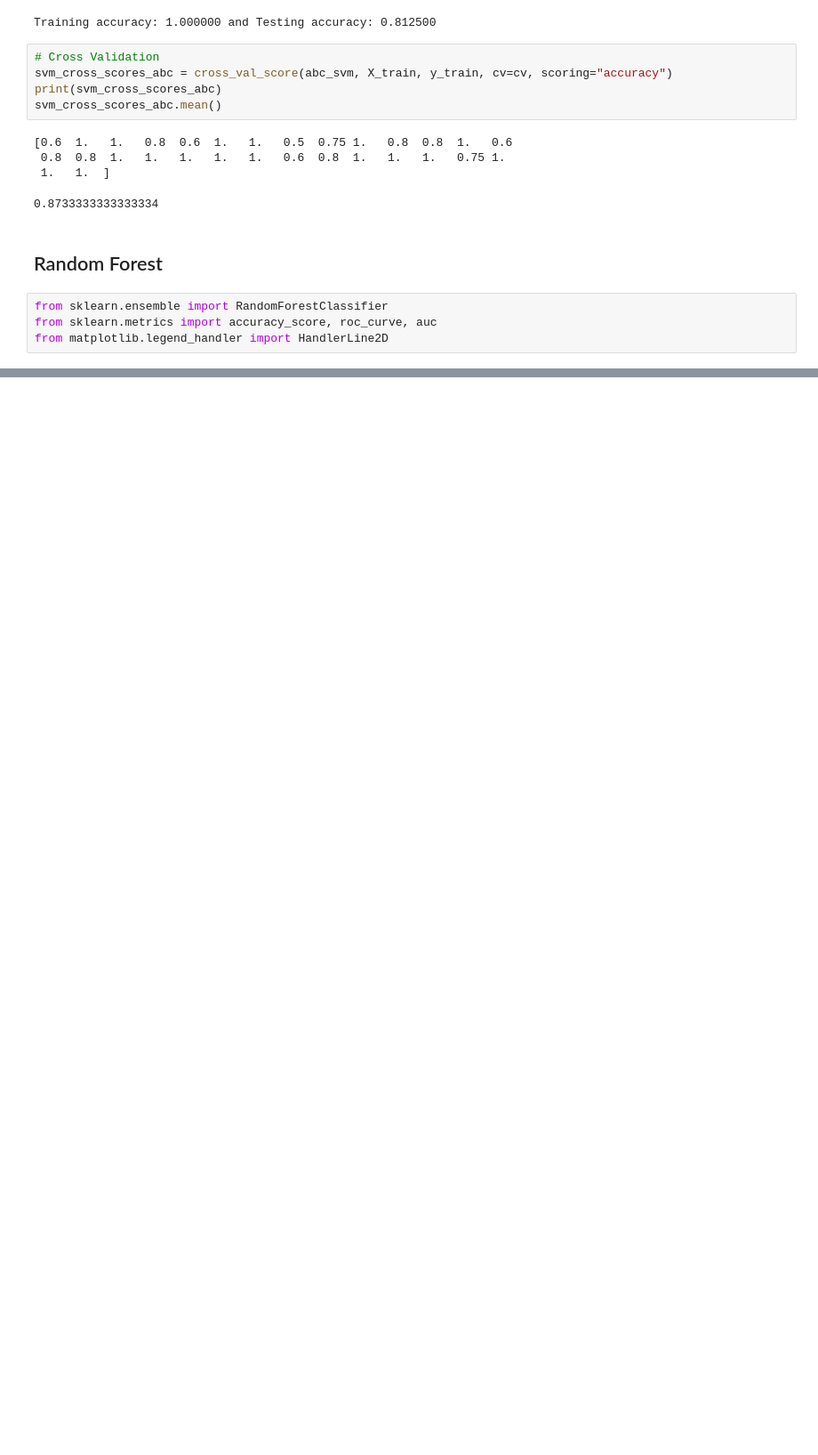
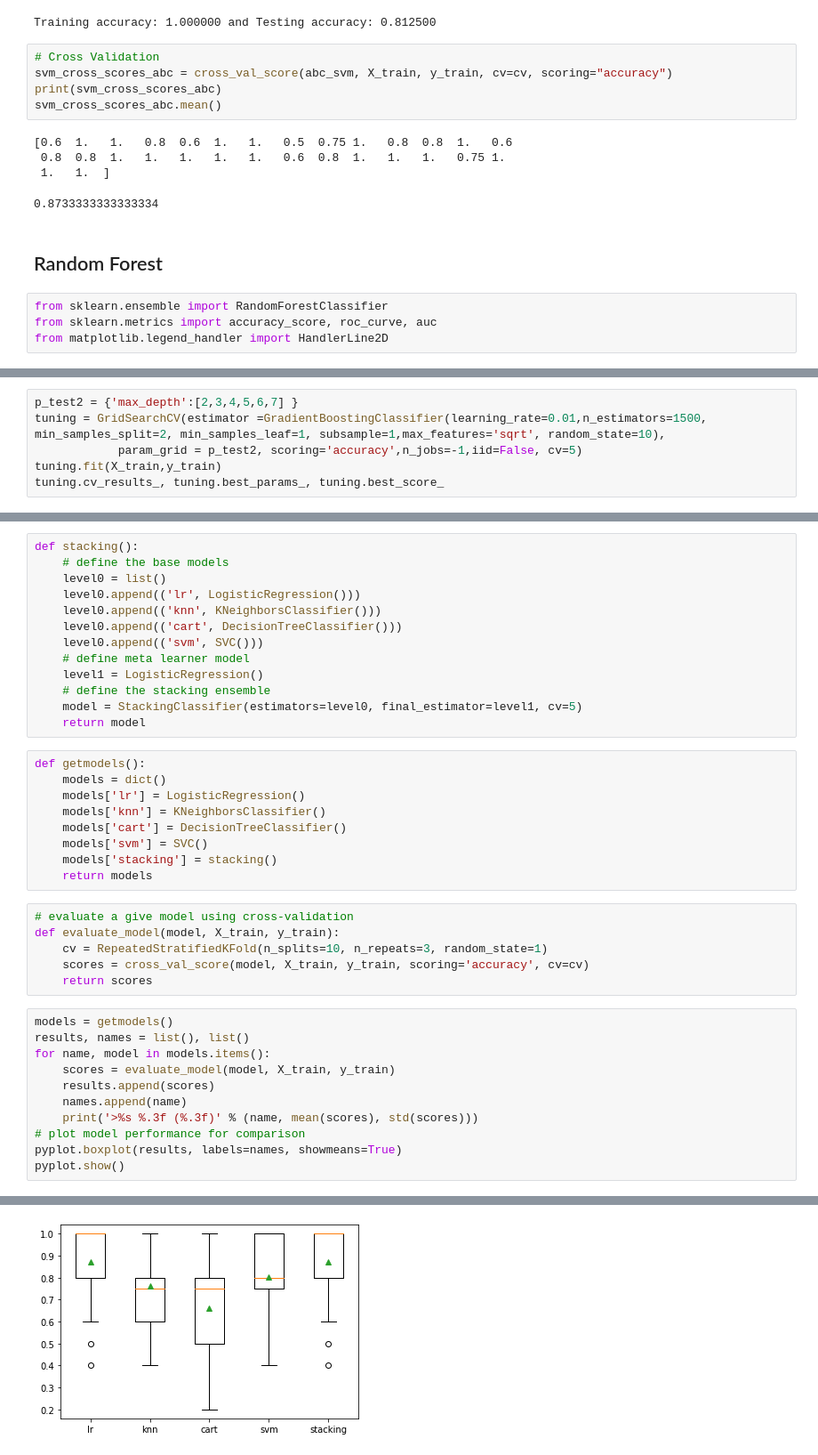
Before and after one commit to SohelRaja/Ensemble-Classifier-Model, a Jupyter notebook: Imbalanced Data with Same Ratio/EnsembleClassifier.ipynb, the cells around one changed output, grey strips where cells are left out. Shown: that part at 89% size. Drawn from its saved outputs; the diff is of its cells as text; blank space fills up the shorter version.

Commit message:
Boosting Approach and Stacking Added

```diff
--- a/Imbalanced Data with Same Ratio/EnsembleClassifier.ipynb
+++ b/Imbalanced Data with Same Ratio/EnsembleClassifier.ipynb
@@ -665,0 +721,6 @@ Accuracy(Random Forest):  68.75 %  for n_estimators:  40
+# %%
+p_test2 = {'max_depth':[2,3,4,5,6,7] }
+tuning = GridSearchCV(estimator =GradientBoostingClassifier(learning_rate=0.01,n_estimators=1500, min_samples_split=2, min_samples_leaf=1, subsample=1,max_features='sqrt', random_state=10),
+            param_grid = p_test2, scoring='accuracy',n_jobs=-1,iid=False, cv=5)
+tuning.fit(X_train,y_train)
+tuning.cv_results_, tuning.best_params_, tuning.best_score_
@@ -665,0 +899,40 @@ Accuracy(Random Forest):  68.75 %  for n_estimators:  40
+# %%
+def stacking():
+	# define the base models
+	level0 = list()
+	level0.append(('lr', LogisticRegression()))
+	level0.append(('knn', KNeighborsClassifier()))
+	level0.append(('cart', DecisionTreeClassifier()))
+	level0.append(('svm', SVC()))
+	# define meta learner model
+	level1 = LogisticRegression()
+	# define the stacking ensemble
+	model = StackingClassifier(estimators=level0, final_estimator=level1, cv=5)
+	return model
+# %%
+def getmodels():
+	models = dict()
+	models['lr'] = LogisticRegression()
+	models['knn'] = KNeighborsClassifier()
+	models['cart'] = DecisionTreeClassifier()
+	models['svm'] = SVC()
+	models['stacking'] = stacking()
+	return models
+# %%
+# evaluate a give model using cross-validation
+def evaluate_model(model, X_train, y_train):
+	cv = RepeatedStratifiedKFold(n_splits=10, n_repeats=3, random_state=1)
+	scores = cross_val_score(model, X_train, y_train, scoring='accuracy', cv=cv)
+	return scores
+# %%
+models = getmodels()
+results, names = list(), list()
+for name, model in models.items():
+	scores = evaluate_model(model, X_train, y_train)
+	results.append(scores)
+	names.append(name)
+	print('>%s %.3f (%.3f)' % (name, mean(scores), std(scores)))
+# plot model performance for comparison
+pyplot.boxplot(results, labels=names, showmeans=True)
+pyplot.show()
+# %% [output]
@@ -665,0 +944 @@ Accuracy(Random Forest):  68.75 %  for n_estimators:  40
+[figure, added]
```
Also changed, not shown: parts of 38 cells of this notebook.
